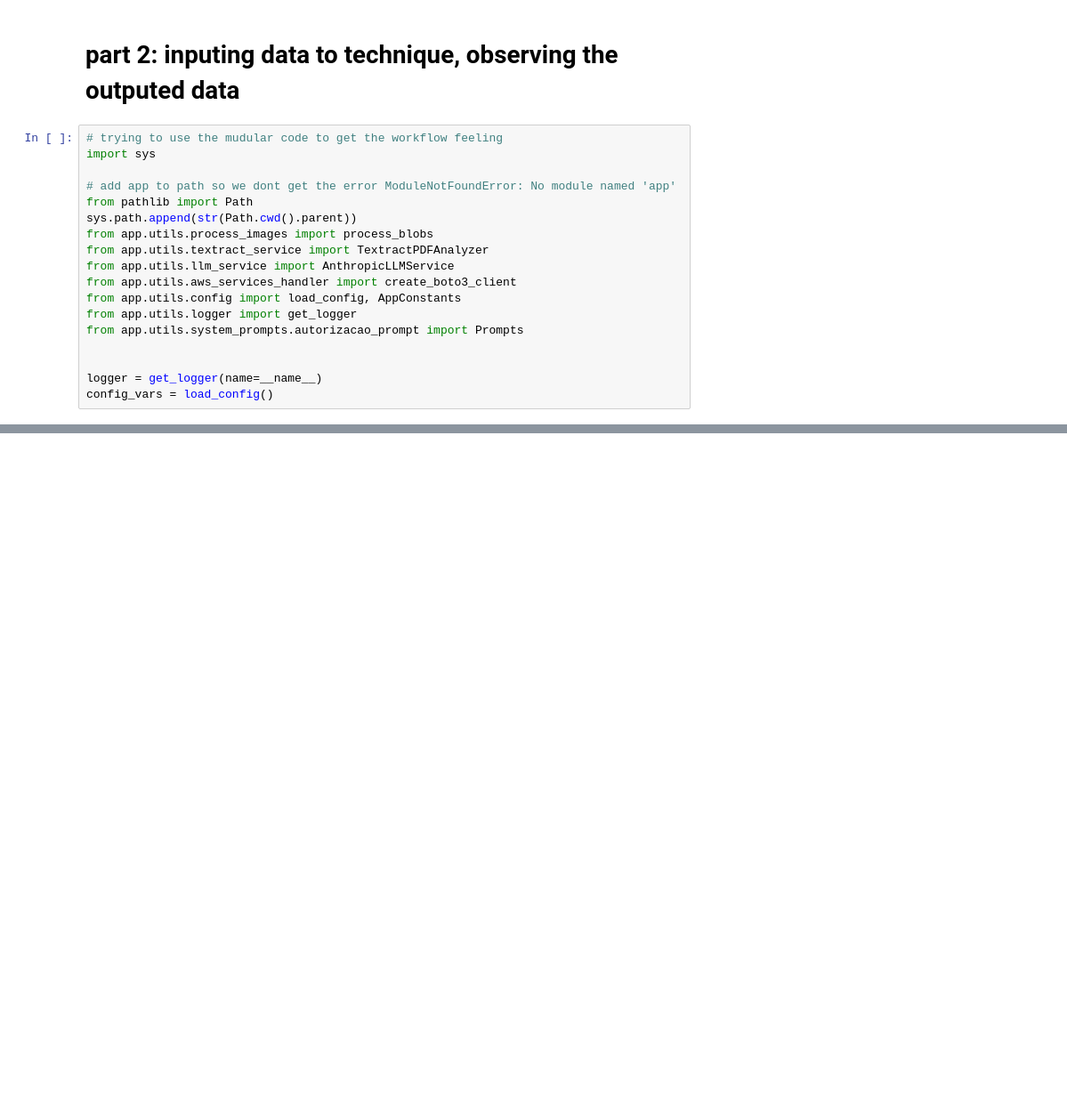
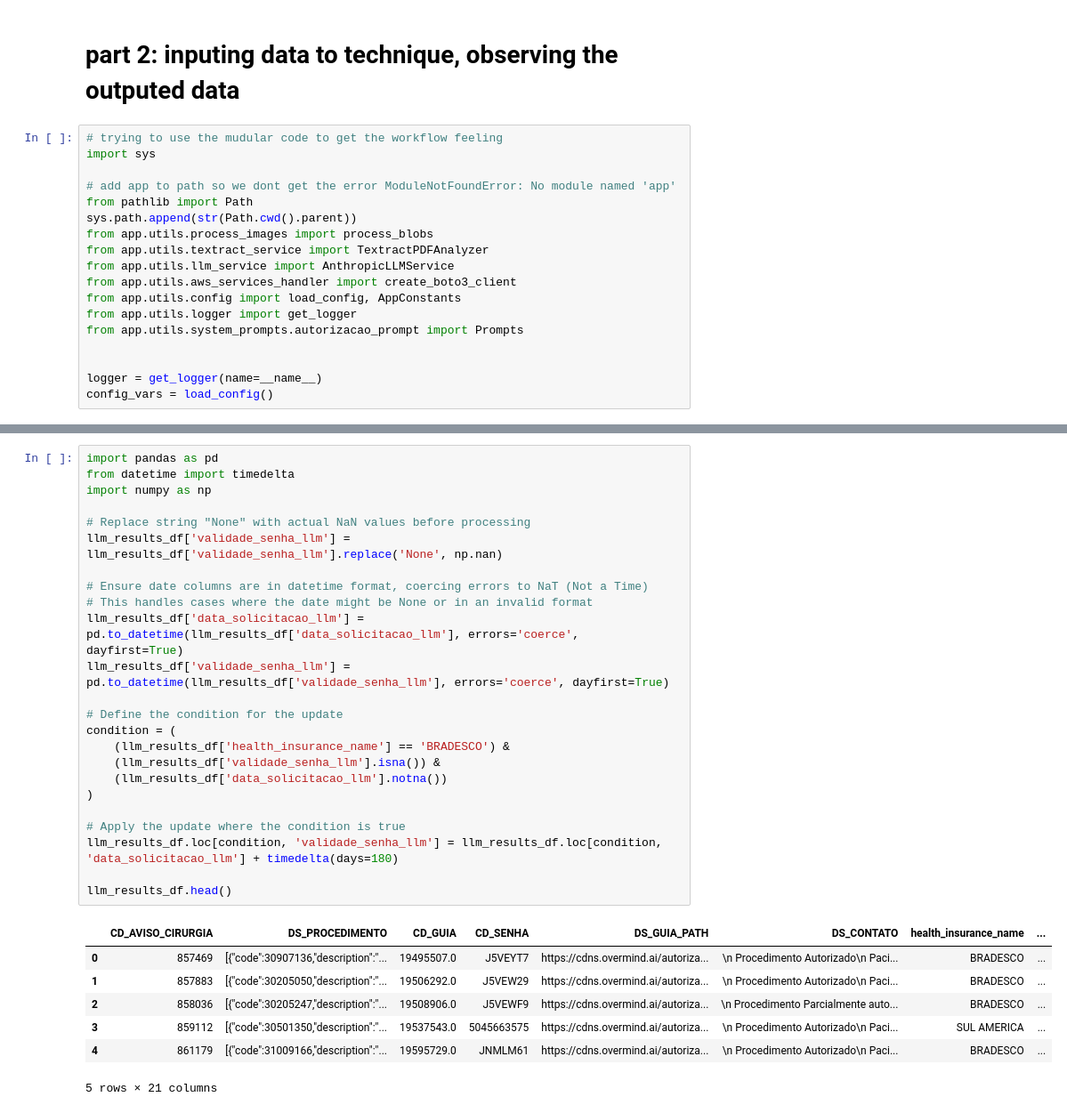
Before and after one commit to joao-thomaz-mle/autorizacoes-api, a Jupyter notebook: POC/05_aut_validation.ipynb, the cells around one changed output, grey strips where cells are left out. Shown at 89% size. Saved outputs shown, nothing was run; the diff lists cells and outputs as text; blank space fills up the shorter version.

```diff
--- a/POC/05_aut_validation.ipynb
+++ b/POC/05_aut_validation.ipynb
@@ -314,0 +514,32 @@ llm_results_df = pd.read_sql("SELECT * FROM textract_eval", con=llm_engine)
+# %%
+import pandas as pd
+from datetime import timedelta
+import numpy as np
+
+# Replace string "None" with actual NaN values before processing
+llm_results_df['validade_senha_llm'] = llm_results_df['validade_senha_llm'].replace('None', np.nan)
+
+# Ensure date columns are in datetime format, coercing errors to NaT (Not a Time)
+# This handles cases where the date might be None or in an invalid format
+llm_results_df['data_solicitacao_llm'] = pd.to_datetime(llm_results_df['data_solicitacao_llm'], errors='coerce', dayfirst=True)
+llm_results_df['validade_senha_llm'] = pd.to_datetime(llm_results_df['validade_senha_llm'], errors='coerce', dayfirst=True)
+
+# Define the condition for the update
+condition = (
+    (llm_results_df['health_insurance_name'] == 'BRADESCO') &
+    (llm_results_df['validade_senha_llm'].isna()) &
+    (llm_results_df['data_solicitacao_llm'].notna())
+)
+
+# Apply the update where the condition is true
+llm_results_df.loc[condition, 'validade_senha_llm'] = llm_results_df.loc[condition, 'data_solicitacao_llm'] + timedelta(days=180)
+
+llm_results_df.head()
+# %% [output]
+|  | CD_AVISO_CIRURGIA | DS_PROCEDIMENTO | CD_GUIA | CD_SENHA | DS_GUIA_PATH | DS_CONTATO | health_insurance_name | ... |
+| 0 | 857469 | [{"code":30907136,"description":"... | 19495507.0 | J5VEYT7 | https://cdns.overmind.ai/autoriza... | \n Procedimento Autorizado\n Paci... | BRADESCO | ... |
+| 1 | 857883 | [{"code":30205050,"description":"... | 19506292.0 | J5VEW29 | https://cdns.overmind.ai/autoriza... | \n Procedimento Autorizado\n Paci... | BRADESCO | ... |
+| 2 | 858036 | [{"code":30205247,"description":"... | 19508906.0 | J5VEWF9 | https://cdns.overmind.ai/autoriza... | \n Procedimento Parcialmente auto... | BRADESCO | ... |
+| 3 | 859112 | [{"code":30501350,"description":"... | 19537543.0 | 5045663575 | https://cdns.overmind.ai/autoriza... | \n Procedimento Autorizado\n Paci... | SUL AMERICA | ... |
+| 4 | 861179 | [{"code":31009166,"description":"... | 19595729.0 | JNMLM61 | https://cdns.overmind.ai/autoriza... | \n Procedimento Autorizado\n Paci... | BRADESCO | ... |
+5 rows × 21 columns
```
Also changed, not shown: parts of 22 cells of this notebook, 3 other files.
